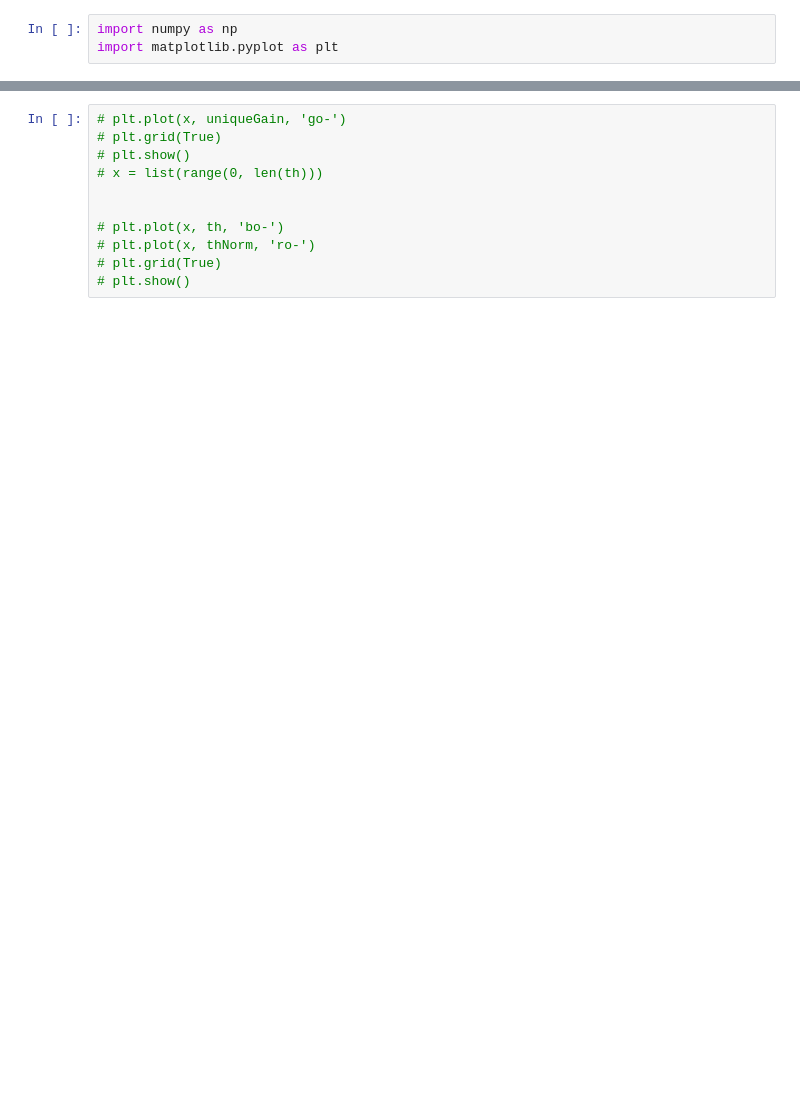
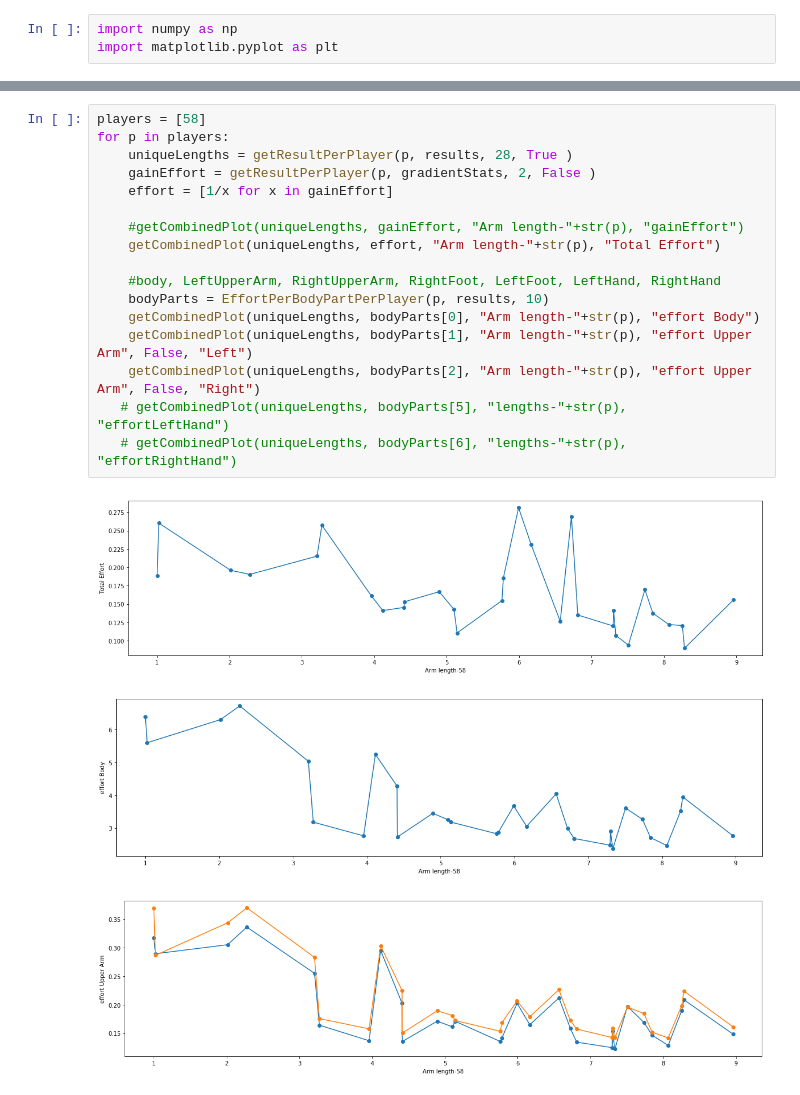
Before and after one commit to AndreeaStefan/SmartuistWrapper, a Jupyter notebook: evaluation/PlotResults.ipynb, the cells around one changed output, grey strips where cells are left out. Drawn from its saved outputs; the diff is of its cells as text; blank space fills up the shorter version.

```diff
--- a/evaluation/PlotResults.ipynb
+++ b/evaluation/PlotResults.ipynb
@@ -228,11 +197,21 @@ Total time 9.659783333333333
-# %%
-# plt.plot(x, uniqueGain, 'go-')
-# plt.grid(True)
-# plt.show()
-# x = list(range(0, len(th)))
-
-
-# plt.plot(x, th, 'bo-')
-# plt.plot(x, thNorm, 'ro-')
-# plt.grid(True)
-# plt.show()
+# %%
+players = [58]
+for p in players:
+    uniqueLengths = getResultPerPlayer(p, results, 28, True )
+    gainEffort = getResultPerPlayer(p, gradientStats, 2, False )
+    effort = [1/x for x in gainEffort]
+
+    #getCombinedPlot(uniqueLengths, gainEffort, "Arm length-"+str(p), "gainEffort")
+    getCombinedPlot(uniqueLengths, effort, "Arm length-"+str(p), "Total Effort")
+
+    #body, LeftUpperArm, RightUpperArm, RightFoot, LeftFoot, LeftHand, RightHand
+    bodyParts = EffortPerBodyPartPerPlayer(p, results, 10)
+    getCombinedPlot(uniqueLengths, bodyParts[0], "Arm length-"+str(p), "effort Body")
+    getCombinedPlot(uniqueLengths, bodyParts[1], "Arm length-"+str(p), "effort Upper Arm", False, "Left")
+    getCombinedPlot(uniqueLengths, bodyParts[2], "Arm length-"+str(p), "effort Upper Arm", False, "Right")
+   # getCombinedPlot(uniqueLengths, bodyParts[5], "lengths-"+str(p), "effortLeftHand")
+   # getCombinedPlot(uniqueLengths, bodyParts[6], "lengths-"+str(p), "effortRightHand")
+# %% [output]
+[figure, added]
+[figure, added]
+[figure, added]
```
Also changed, not shown: parts of 2 cells of this notebook.
